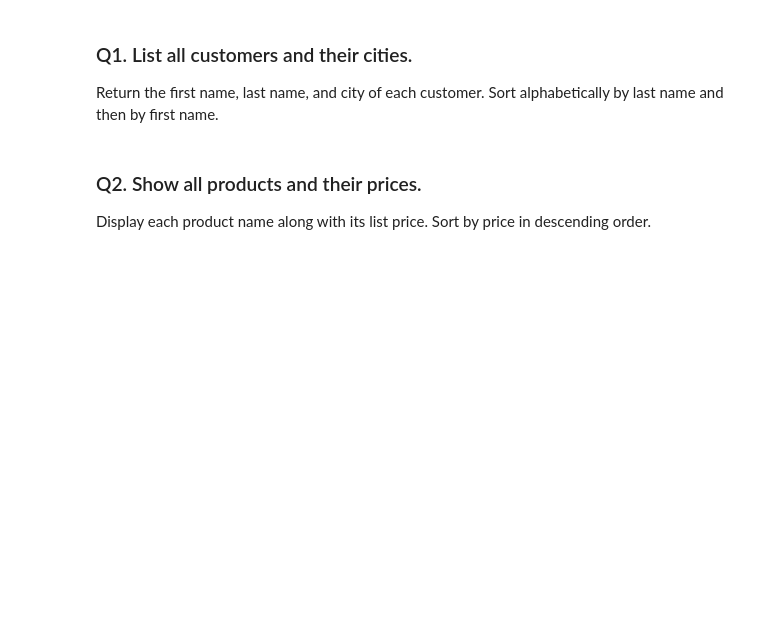
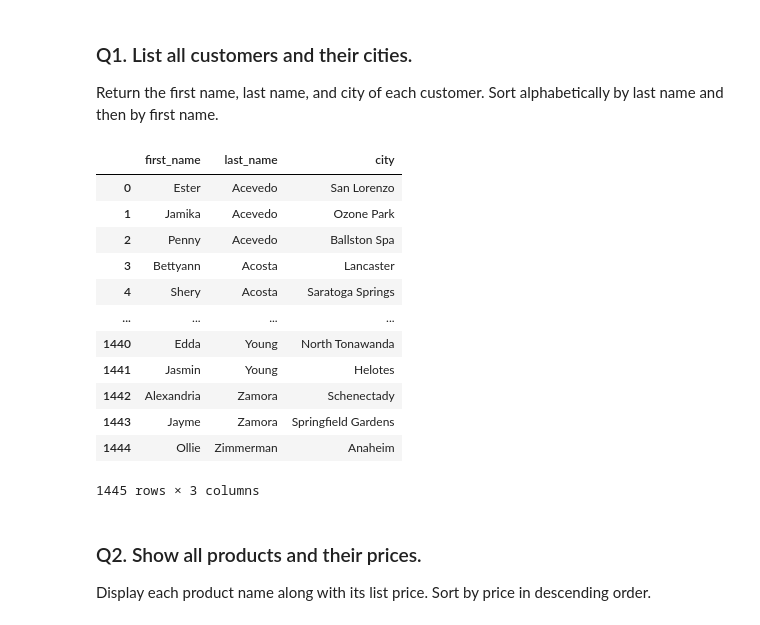
Before and after one commit to wslider/DataAnalysisModule3_williamSlider, a Jupyter notebook: Week3/workflow_practice.ipynb, the cells around one changed output. Cells and saved outputs as stored; diff of their text form; code cells hidden in the pictures; blank space fills up the shorter version.

```diff
--- a/Week3/workflow_practice.ipynb
+++ b/Week3/workflow_practice.ipynb
@@ -118,9 +118,25 @@ pd.read_sql("SELECT discount from order_items", connection)
 Return the first name, last name, and city of each customer. Sort alphabetically by last name and then by first name.
 # %%
 # Your query here
-query1 = """
-"""
-pd.read_sql(query1, connection)
+pd.read_sql("""
+SELECT first_name, last_name, city
+FROM customers
+ORDER BY last_name, first_name;
+""", connection)
+# %% [output]
+|  | first_name | last_name | city |
+| 0 | Ester | Acevedo | San Lorenzo |
+| 1 | Jamika | Acevedo | Ozone Park |
+| 2 | Penny | Acevedo | Ballston Spa |
+| 3 | Bettyann | Acosta | Lancaster |
+| 4 | Shery | Acosta | Saratoga Springs |
+| ... | ... | ... | ... |
+| 1440 | Edda | Young | North Tonawanda |
+| 1441 | Jasmin | Young | Helotes |
+| 1442 | Alexandria | Zamora | Schenectady |
+| 1443 | Jayme | Zamora | Springfield Gardens |
+| 1444 | Ollie | Zimmerman | Anaheim |
+1445 rows × 3 columns
 # %% [markdown]
 ### Q2. Show all products and their prices.
 
```
Also changed, not shown: parts of 9 cells of this notebook.
